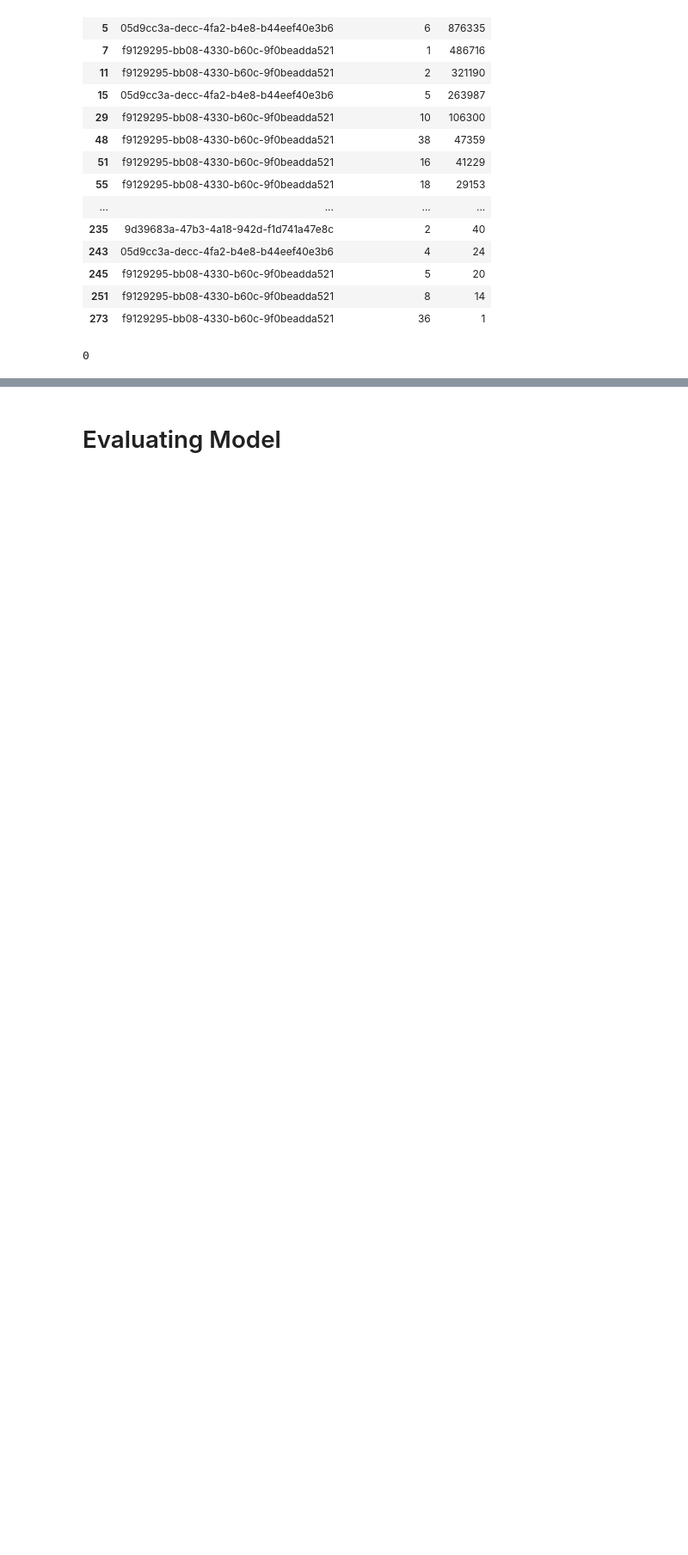
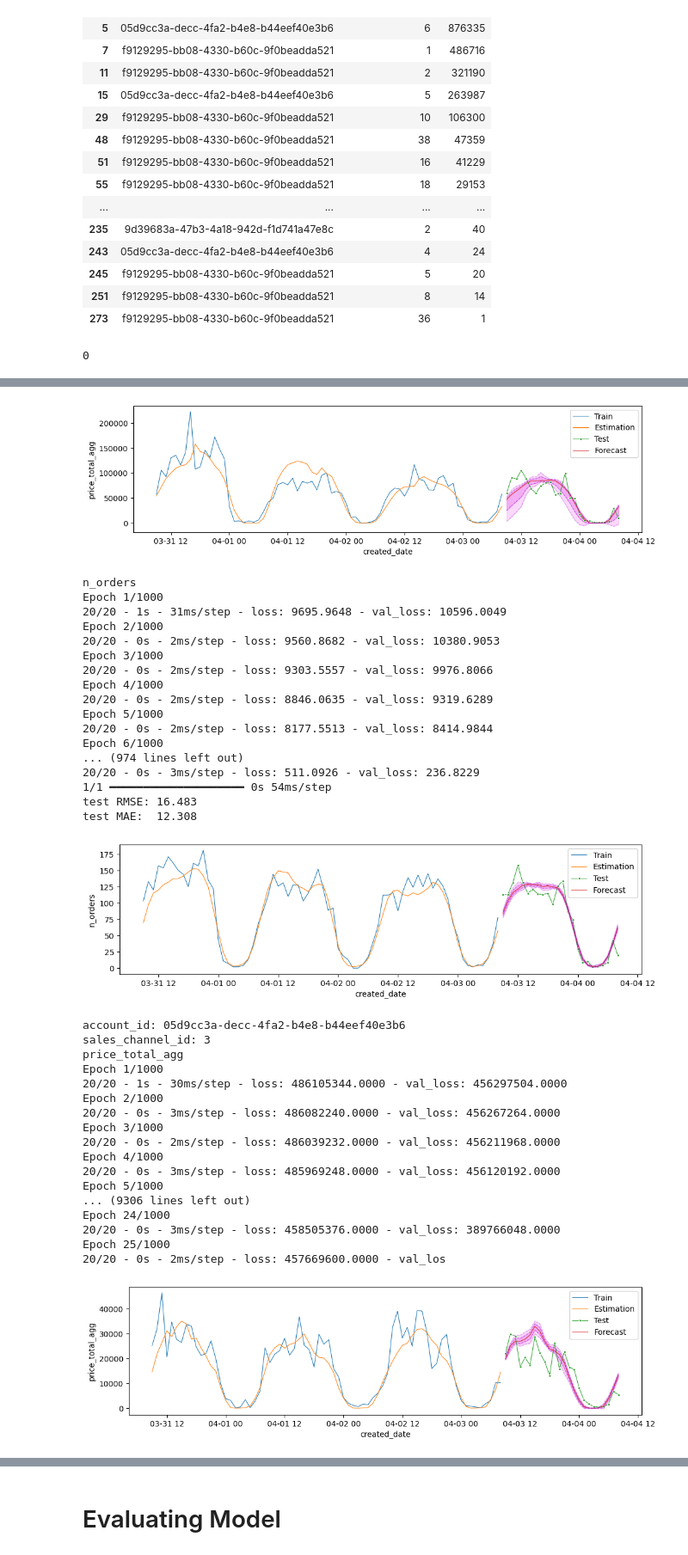
Before and after one commit to jeffc05/sinatra_sales_forecasting, a Jupyter notebook: sales_forecasting_dl.ipynb, the cells around one changed output, grey strips where cells are left out. Shown at 86% size. Saved outputs shown, nothing was run; the diff lists cells and outputs as text; code cells hidden in the pictures; blank space fills up the shorter version.

```diff
--- a/sales_forecasting_dl.ipynb
+++ b/sales_forecasting_dl.ipynb
@@ -210,6 +210,5 @@ cursor.execute("select distinct account_id, channel from public.forecast where m
 # %%
-# res_forecast = cursor.fetchall()
-res_forecast = []
+res_forecast = cursor.fetchall()
 # %%
 len(res_forecast)
 # %% [output]
@@ -219,8 +218,7 @@ id_pairs = list(zip(df_filtered['account_id'], df_filtered['sales_channel_id']))
 # id_pairs = list(zip(df['account_id'], df['sales_channel_id']))
 summary_dict = {}
 forecast_dict = {}
-# for coverage in [n*10**-1 for n in range(6, 10)]:
-for coverage in [0.6]:
+for coverage in [n*10**-1 for n in range(7, 10)]:
     for account_id, sales_channel_id in tqdm(id_pairs):
 
         if (account_id, str(sales_channel_id)) in res_forecast:
@@ -510,0 +509,37 @@ Epoch 283/1000
+[figure, added]
+n_orders
+Epoch 1/1000
+20/20 - 1s - 31ms/step - loss: 9695.9648 - val_loss: 10596.0049
+Epoch 2/1000
+20/20 - 0s - 2ms/step - loss: 9560.8682 - val_loss: 10380.9053
+Epoch 3/1000
+20/20 - 0s - 2ms/step - loss: 9303.5557 - val_loss: 9976.8066
+Epoch 4/1000
+20/20 - 0s - 2ms/step - loss: 8846.0635 - val_loss: 9319.6289
+Epoch 5/1000
+20/20 - 0s - 2ms/step - loss: 8177.5513 - val_loss: 8414.9844
+Epoch 6/1000
+... (974 lines left out)
+20/20 - 0s - 3ms/step - loss: 511.0926 - val_loss: 236.8229
+1/1 ━━━━━━━━━━━━━━━━━━━━ 0s 54ms/step
+test RMSE: 16.483
+test MAE:  12.308
+[figure, added]
+account_id: 05d9cc3a-decc-4fa2-b4e8-b44eef40e3b6
+sales_channel_id: 3
+price_total_agg
+Epoch 1/1000
+20/20 - 1s - 30ms/step - loss: 486105344.0000 - val_loss: 456297504.0000
+Epoch 2/1000
+20/20 - 0s - 3ms/step - loss: 486082240.0000 - val_loss: 456267264.0000
+Epoch 3/1000
+20/20 - 0s - 2ms/step - loss: 486039232.0000 - val_loss: 456211968.0000
+Epoch 4/1000
+20/20 - 0s - 3ms/step - loss: 485969248.0000 - val_loss: 456120192.0000
+Epoch 5/1000
+... (9306 lines left out)
+Epoch 24/1000
+20/20 - 0s - 3ms/step - loss: 458505376.0000 - val_loss: 389766048.0000
+Epoch 25/1000
+20/20 - 0s - 2ms/step - loss: 457669600.0000 - val_los
+[figure, added]
```
Also changed, not shown: parts of 2 cells of this notebook, 8 other files.
